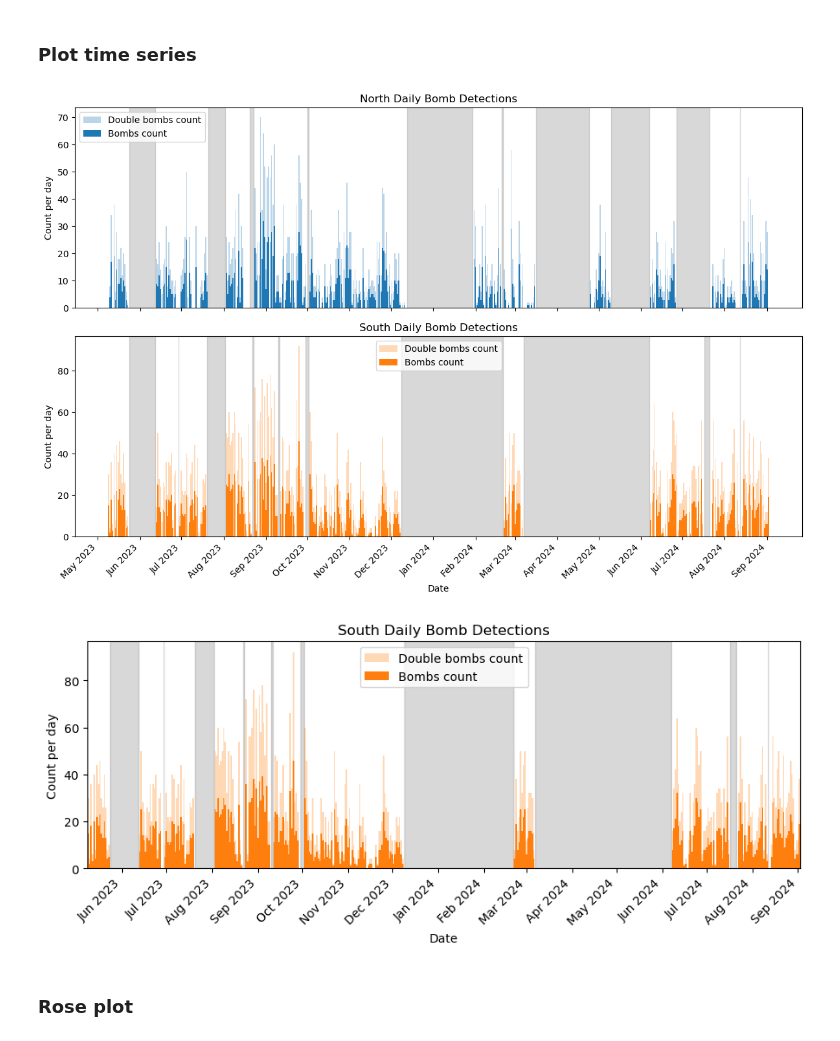
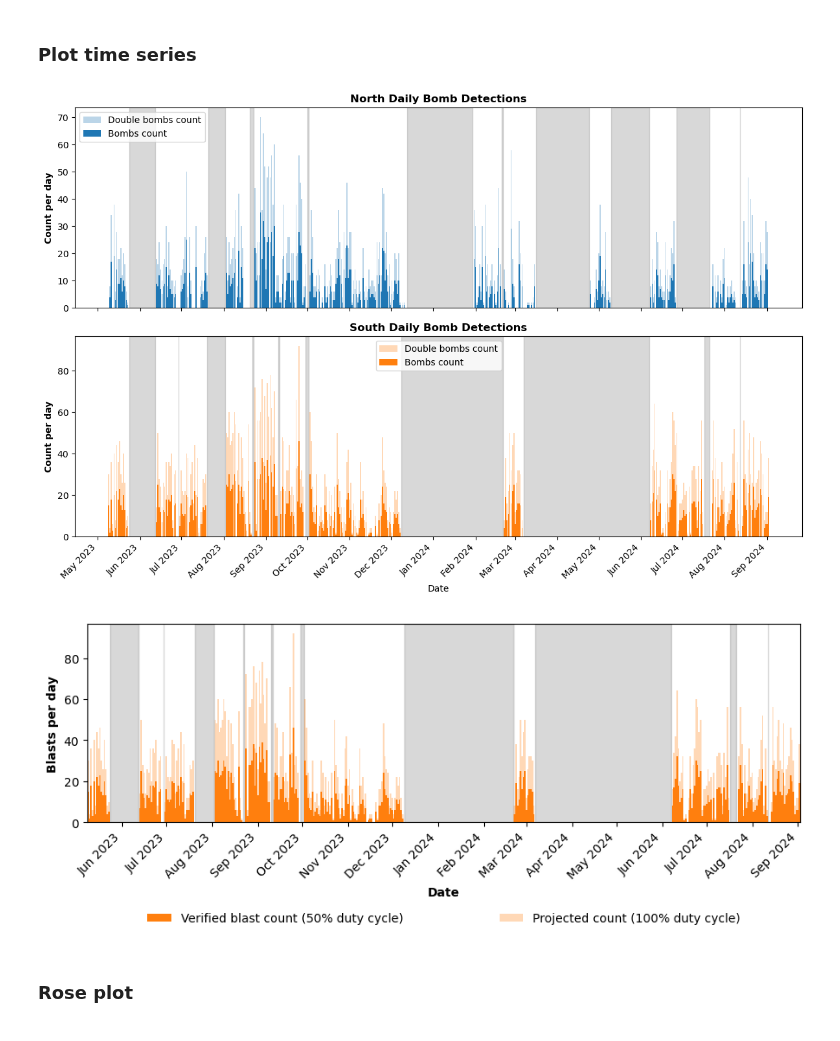
Before and after one commit to BenUCL/Bomb-Fishing, a Jupyter notebook: code/misc/results_plotting.ipynb, the cells around one changed output. Saved outputs shown, nothing was run; the diff lists cells and outputs as text; code cells hidden in the pictures.

Commit message:
tidy titles and axis, add spectrogram plots

```diff
--- a/code/misc/results_plotting.ipynb
+++ b/code/misc/results_plotting.ipynb
@@ -148,8 +149,8 @@ def plot_bomb_time_series(csv_folder: str) -> None:
             zorder=2,
         )
 
-        ax.set_title(f"{recorder.capitalize()} Daily Bomb Detections")
-        ax.set_ylabel("Count per day")
+        ax.set_title(f"{recorder.capitalize()} Daily Bomb Detections", fontweight="bold")
+        ax.set_ylabel("Count per day", fontweight="bold")
         ax.legend()
 
     # Tidy up dates
@@ -162,7 +163,7 @@ def plot_bomb_time_series(csv_folder: str) -> None:
 
 plot_bomb_time_series(CSV_FOLDER)
 # %% [output]
-[figure, old version]
+[figure, new version]
 # %%
 # South-only daily bomb detections
 
@@ -175,9 +176,9 @@ colours = plt.rcParams["axes.prop_cycle"].by_key()["color"]
 colour = colours[1] # gets that nice contrasting ornage colour
 
 # Load & aggregate
-df          = load_data_by_recorder(CSV_FOLDER, recorder)
+df = load_data_by_recorder(CSV_FOLDER, recorder)
 bombs_count, recordings_count = aggregate_daily_counts(df)
-gaps        = find_gap_spans(pd.Series(recordings_count.values, index=bombs_count.index))
+gaps = find_gap_spans(pd.Series(recordings_count.values, index=bombs_count.index))
 
 # Plot setup
 fig, ax = plt.subplots(figsize=(9, 4))
@@ -185,48 +186,56 @@ fig, ax = plt.subplots(figsize=(9, 4))
 # Shade gaps *between* bars
 for start, end in gaps:
     ax.axvspan(
         start + timedelta(days=half_width),
         end   + timedelta(days=1 - half_width),
         color="grey",   # use 'color', not 'colour'
         alpha=0.3,
         zorder=0,
     )
 
+# Actual bomb counts
+ax.bar(
+    bombs_count.index,
+    bombs_count.values,
+    width=bar_width,
+    color=colour,    # use 'color'
+    label="Verified blast count (50% duty cycle)",
+    zorder=2,
+)
+
 # Double-height “background” bars
 ax.bar(
     bombs_count.index,
     bombs_count.values * 2,
     width=bar_width,
     color=colour,    # use 'color'
     alpha=0.3,
-    label="Double bombs count",
+    label="Projected count (100% duty cycle)",
     zorder=1,
 )
 
-# Actual bomb counts
-ax.bar(
-    bombs_count.index,
-    bombs_count.values,
-    width=bar_width,
-    color=colour,    # use 'color'
-    label="Bombs count",
-    zorder=2,
-)
 
 # Formatting
 ax.margins(x=0) # remove extra white space on left/right
 
-ax.set_title("South Daily Bomb Detections")
-ax.set_ylabel("Count per day")
-ax.legend()
+#ax.set_title("South Daily Bomb Detections")
+ax.set_ylabel("Blasts per day", fontweight="bold")
+# Horizontal legend below the plot
+ax.legend(
+    ncol=2,
+    loc="upper center",
+    bbox_to_anchor=(0.5, -0.4),
+    frameon=False,
+    columnspacing=8,             # increase this to create more horizontal gap
+)
 ax.xaxis.set_major_locator(mdates.MonthLocator())
 ax.xaxis.set_major_formatter(mdates.DateFormatter("%b %Y"))
 fig.autofmt_xdate(rotation=45)
-plt.xlabel("Date")
+plt.xlabel("Date", fontweight="bold")
 plt.tight_layout()
 plt.show()
 # %% [output]
-[figure, old version]
+[figure, new version]
 # %% [markdown]
 ### Rose plot
 # %%
```
Also changed, not shown: parts of 5 cells of this notebook.
